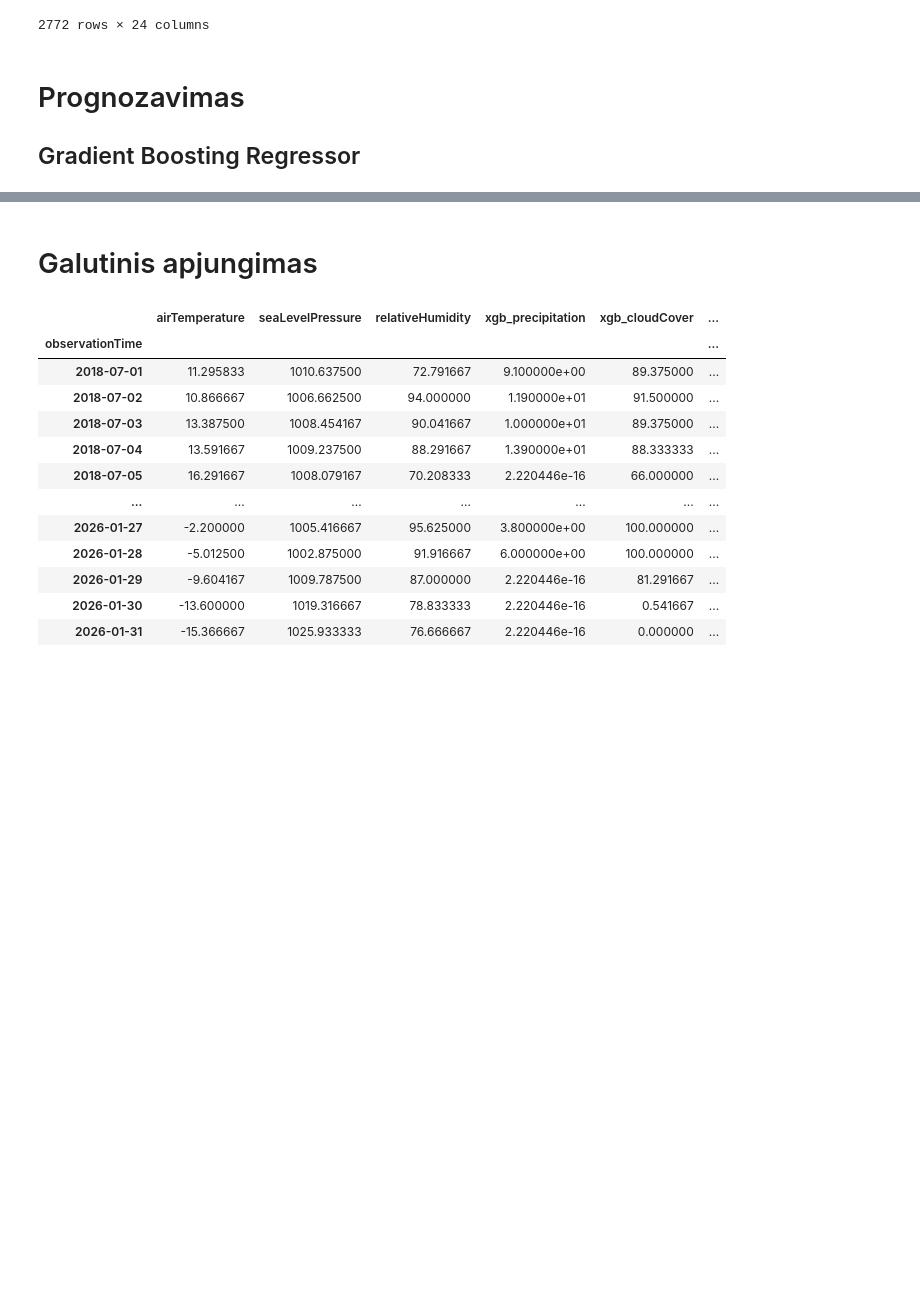
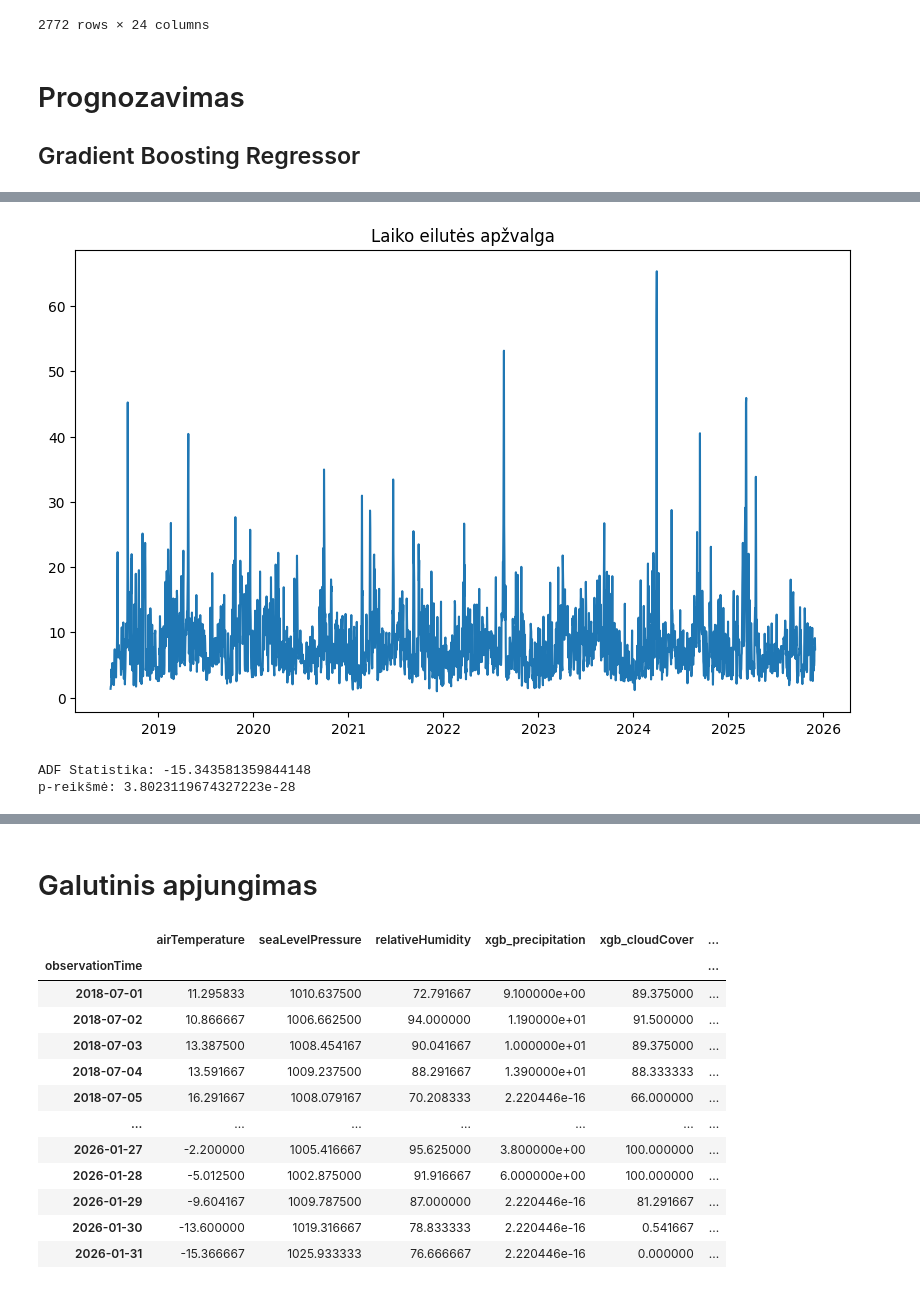
Before and after one commit to rugcer04/Duomenu_mokslo_projektas, a Jupyter notebook: code/python/datasets_prep/testing_imputation.ipynb, the cells around one changed output, grey strips where cells are left out. Cells and saved outputs as stored; diff of their text form; code cells hidden in the pictures; blank space fills up the shorter version.

```diff
--- a/code/python/datasets_prep/testing_imputation.ipynb
+++ b/code/python/datasets_prep/testing_imputation.ipynb
@@ -949,6 +953,6 @@ data_for_forecasting
 
 ## Gradient Boosting Regressor
 # %%
-data_for_forecasting['day_of_week'] = data_for_forecasting.index.dayofweek
+data_for_forecasting['day_of_year'] = data_for_forecasting.index.dayofyear
 data_for_forecasting['month'] = data_for_forecasting.index.month
 # %%
@@ -1030,0 +1126,3 @@ plt.show()
+# %%
+pm10 = pd.DataFrame(data_for_forecasting['pm10'].dropna())
+pm10
@@ -1030,0 +1144,19 @@ plt.show()
+# %%
+pm10_train = pm10.iloc[:-30]
+pm10_test = pm10.iloc[-30:]
+# %%
+from statsmodels.tsa.stattools import adfuller
+
+plt.figure(figsize=(10, 6))
+plt.plot(pm10_train)
+plt.title('Laiko eilutės apžvalga')
+plt.show()
+
+# ADF Testas
+result = adfuller(pm10_train)
+print(f'ADF Statistika: {result[0]}')
+print(f'p-reikšmė: {result[1]}')
+# %% [output]
+[figure, added]
+ADF Statistika: -15.343581359844148
+p-reikšmė: 3.8023119674327223e-28
```
Also changed, not shown: parts of 40 cells of this notebook.
